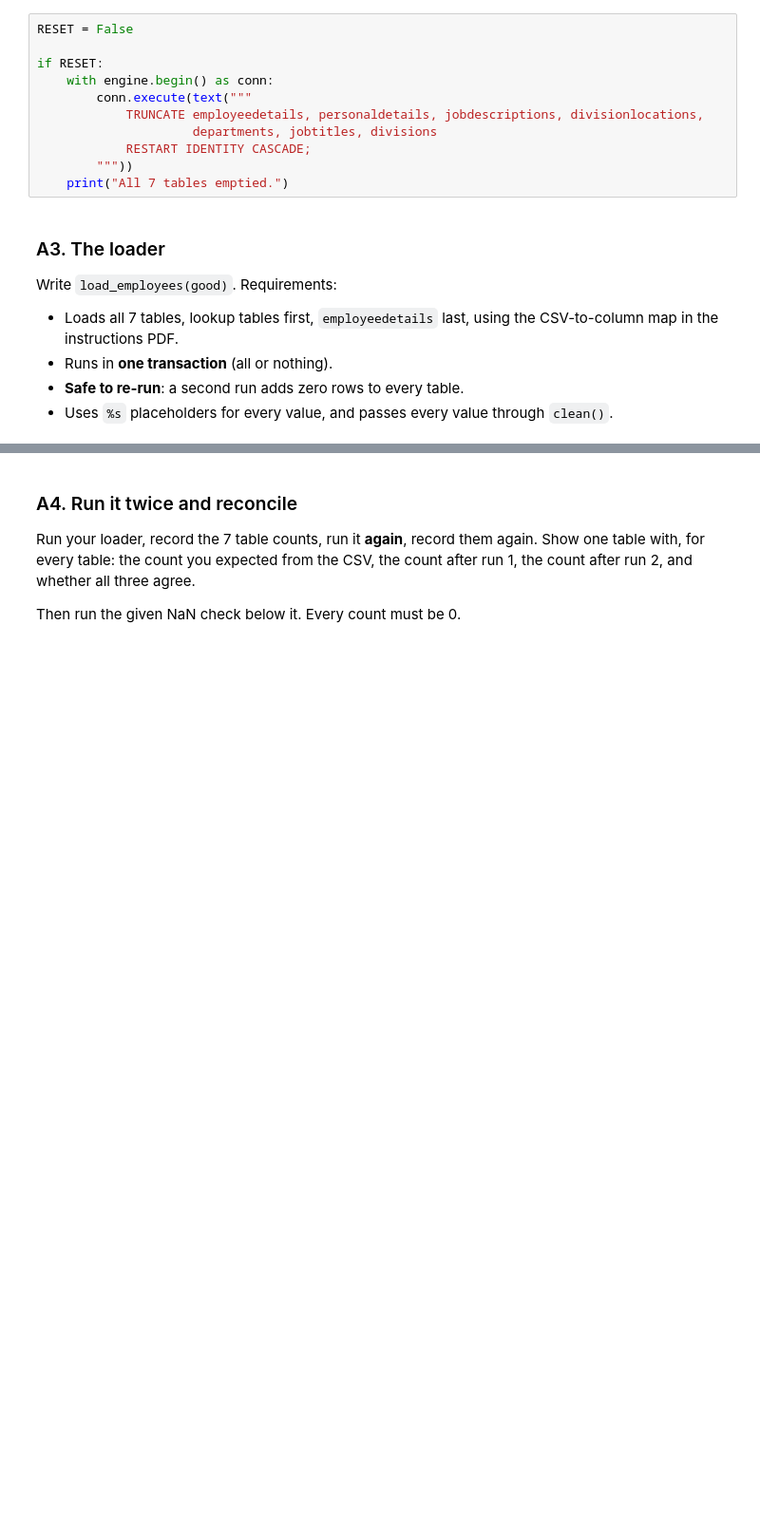
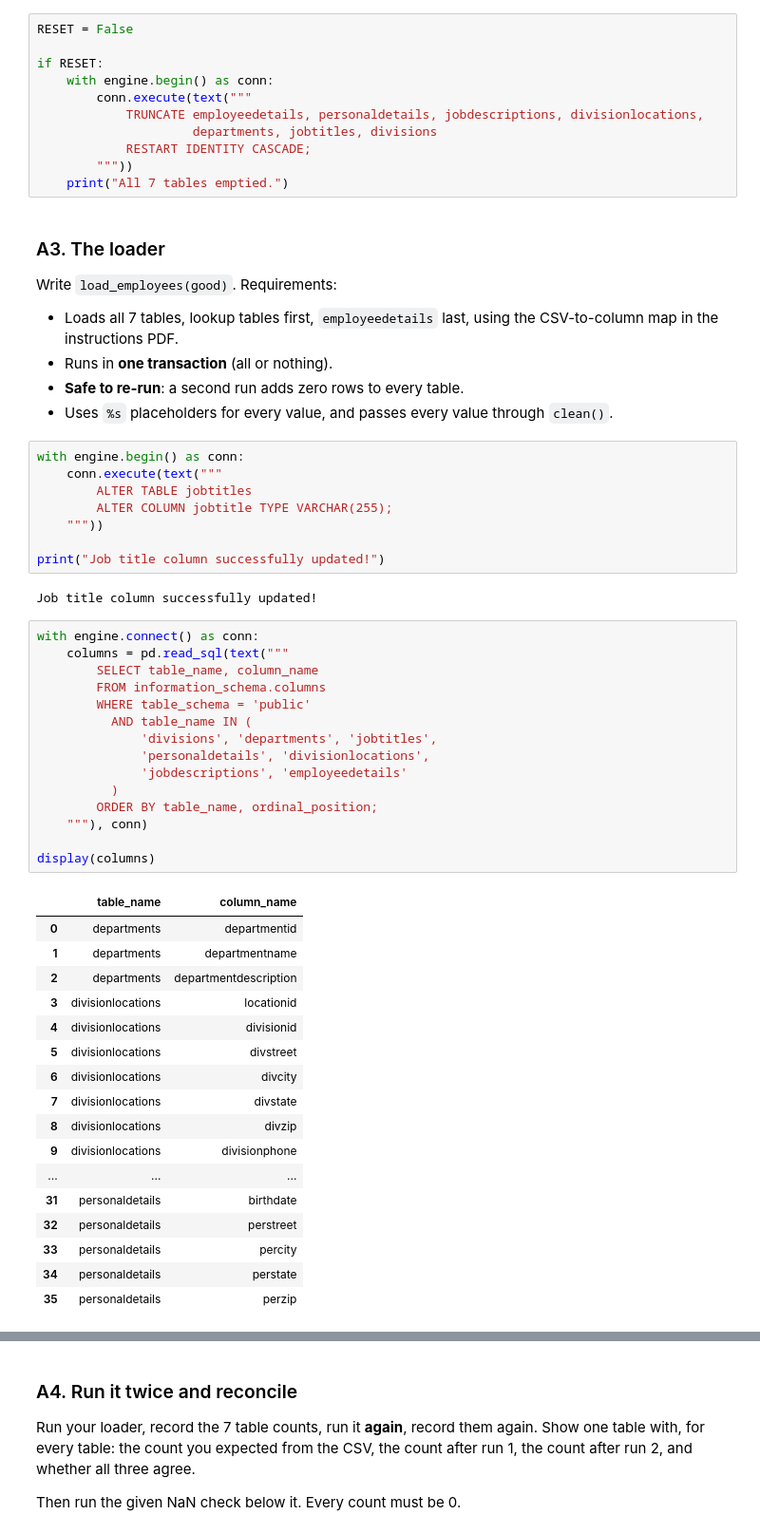
Before and after one commit to dan77-cell/DAEN-328, a Jupyter notebook: Assignment_5/Assignment05_Starter.ipynb, the cells around one changed output, grey strips where cells are left out. Shown at 95% size. Saved outputs shown, nothing was run; the diff lists cells and outputs as text; blank space fills up the shorter version.

```diff
--- a/Assignment_5/Assignment05_Starter.ipynb
+++ b/Assignment_5/Assignment05_Starter.ipynb
@@ -137,4 +184,47 @@ Write `load_employees(good)`. Requirements:
 - Runs in **one transaction** (all or nothing).
 - **Safe to re-run**: a second run adds zero rows to every table.
 - Uses `%s` placeholders for every value, and passes every value through `clean()`.
+# %%
+with engine.begin() as conn:
+    conn.execute(text("""
+        ALTER TABLE jobtitles
+        ALTER COLUMN jobtitle TYPE VARCHAR(255);
+    """))
+
+print("Job title column successfully updated!")
+# %% [output]
+Job title column successfully updated!
+# %%
+with engine.connect() as conn:
+    columns = pd.read_sql(text("""
+        SELECT table_name, column_name
+        FROM information_schema.columns
+        WHERE table_schema = 'public'
+          AND table_name IN (
+              'divisions', 'departments', 'jobtitles',
+              'personaldetails', 'divisionlocations',
+              'jobdescriptions', 'employeedetails'
+          )
+        ORDER BY table_name, ordinal_position;
+    """), conn)
+
+display(columns)
+# %% [output]
+|  | table_name | column_name |
+| 0 | departments | departmentid |
+| 1 | departments | departmentname |
+| 2 | departments | departmentdescription |
+| 3 | divisionlocations | locationid |
+| 4 | divisionlocations | divisionid |
+| 5 | divisionlocations | divstreet |
+| 6 | divisionlocations | divcity |
+| 7 | divisionlocations | divstate |
+| 8 | divisionlocations | divzip |
+| 9 | divisionlocations | divisionphone |
+| ... | ... | ... |
+| 31 | personaldetails | birthdate |
+| 32 | personaldetails | perstreet |
+| 33 | personaldetails | percity |
+| 34 | personaldetails | perstate |
+| 35 | personaldetails | perzip |
 # %%
```
Also changed, not shown: parts of 21 cells of this notebook, 17 other files.
